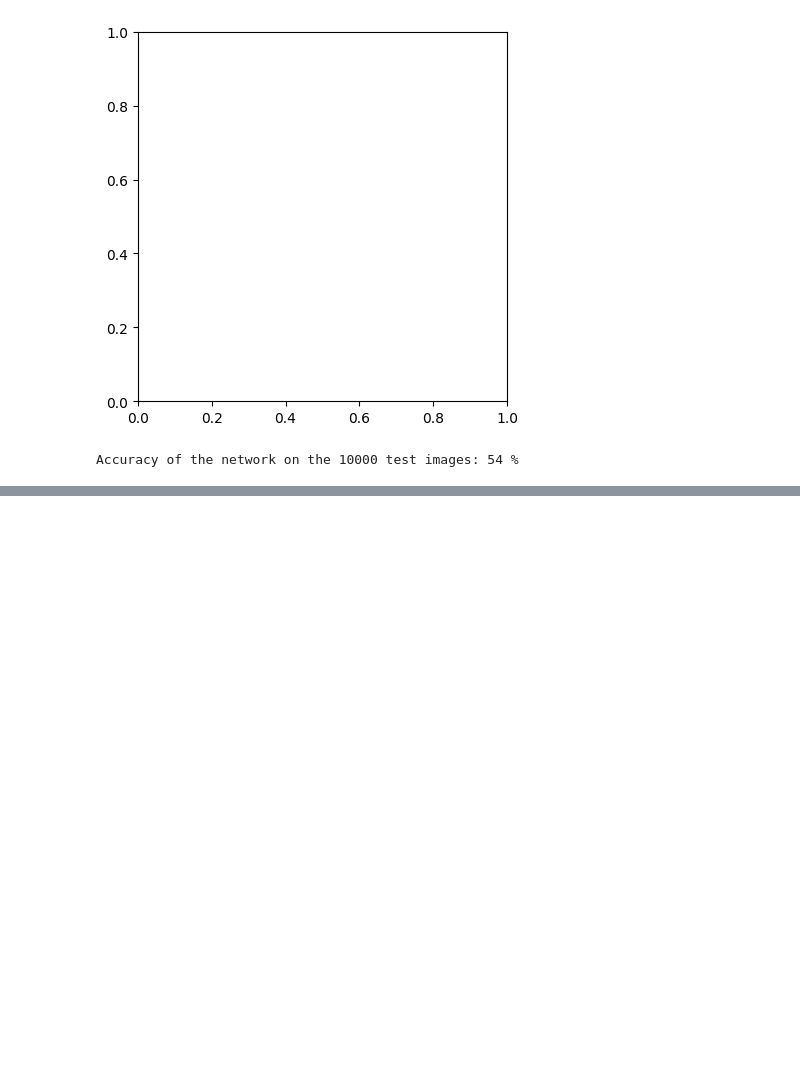
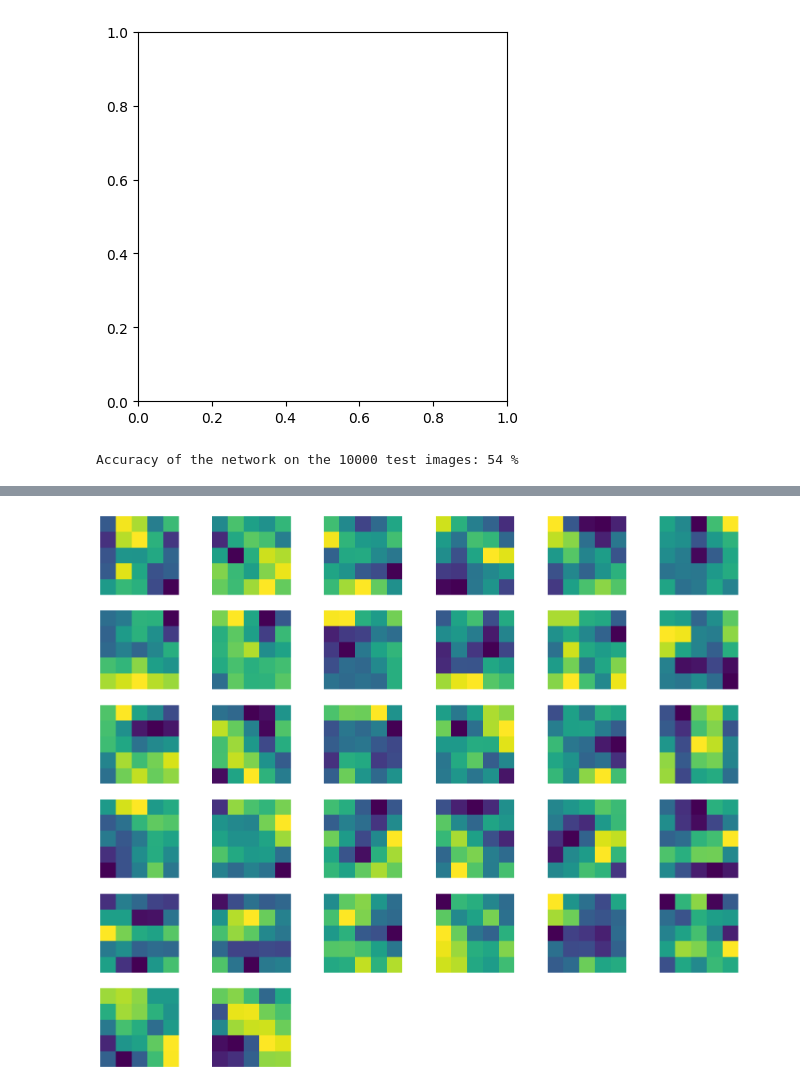
Before and after one commit to Rishub-Handa/ml-reference, a Jupyter notebook: image-classifier.ipynb, the cells around one changed output, grey strips where cells are left out. Cells and saved outputs as stored; diff of their text form; code cells hidden in the pictures; blank space fills up the shorter version.

```diff
--- a/image-classifier.ipynb
+++ b/image-classifier.ipynb
@@ -128,0 +337,10 @@ Accuracy of the network on the 10000 test images: 54 %
+# %%
+plt.figure(figsize=(20, 17))
+for i, filter in enumerate(model_weights[1]):
+    plt.subplot(6, 6, i+1) # (8, 8) because in conv0 we have 5x5 filters and total of 64 (see printed shapes)
+    plt.imshow(filter[0, :, :].detach().cpu().numpy(), cmap='viridis')
+    plt.axis('off')
+    plt.savefig('filter2.png')
+plt.show()
+# %% [output]
+[figure, added]
```
Also changed, not shown: parts of 11 cells of this notebook, 1 other file.
